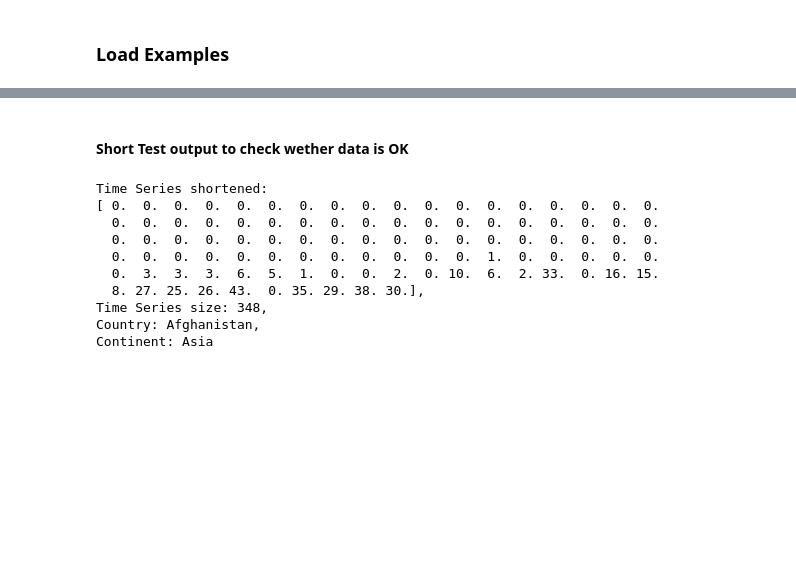
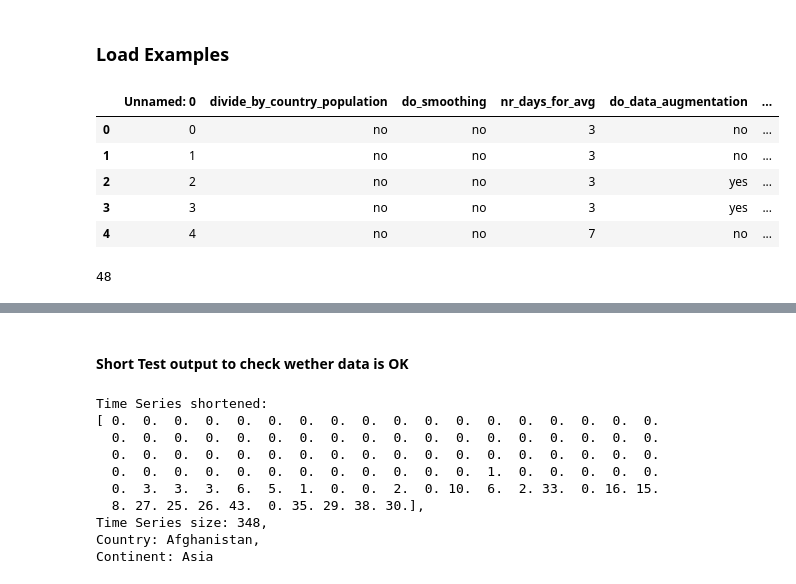
Before and after one commit to mlai-student/Lab2020-21ClusteringCovidData, a Jupyter notebook: notebooks/Tutorial.ipynb, the cells around one changed output, grey strips where cells are left out. Cells and saved outputs as stored; diff of their text form; code cells hidden in the pictures; blank space fills up the shorter version.

```diff
--- a/notebooks/Tutorial.ipynb
+++ b/notebooks/Tutorial.ipynb
@@ -40,0 +42,9 @@ examples.add_padding()
+# %%
+overview_df.head()
+# %% [output]
+|  | Unnamed: 0 | divide_by_country_population | do_smoothing | nr_days_for_avg | do_data_augmentation | ... |
+| 0 | 0 | no | no | 3 | no | ... |
+| 1 | 1 | no | no | 3 | no | ... |
+| 2 | 2 | no | no | 3 | yes | ... |
+| 3 | 3 | no | no | 3 | yes | ... |
+| 4 | 4 | no | no | 7 | no | ... |
@@ -40,0 +55,9 @@ examples.add_padding()
+# %%
+ts_KShape = []
+n_clusters = 4
+print(len(data))
+for ex in data[:3]:
+    ex.add_padding()
+    ts_KShape.append(cl.TS_KShape(n_clusters).fit(ex))
+# %% [output]
+48
```
Also changed, not shown: parts of 11 cells of this notebook, 4 other files.
